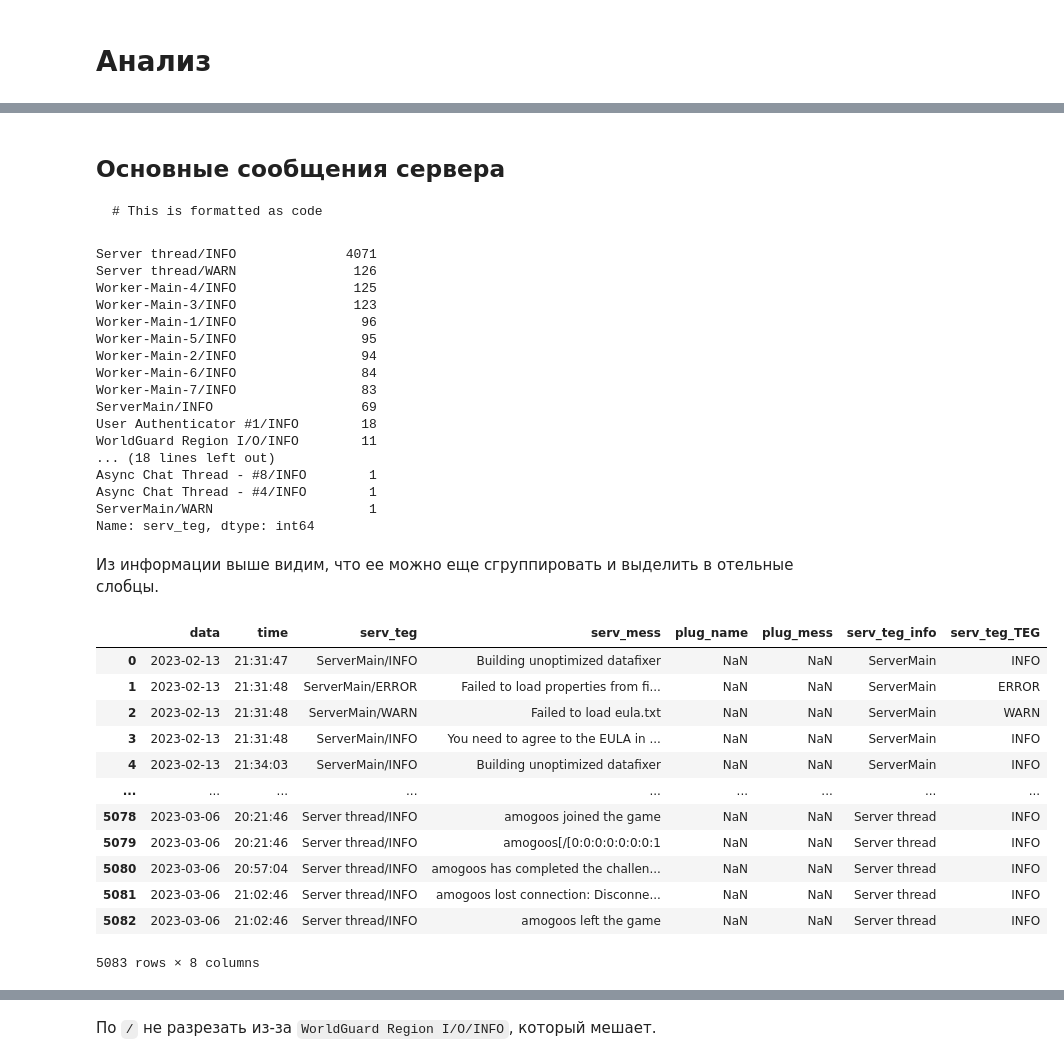
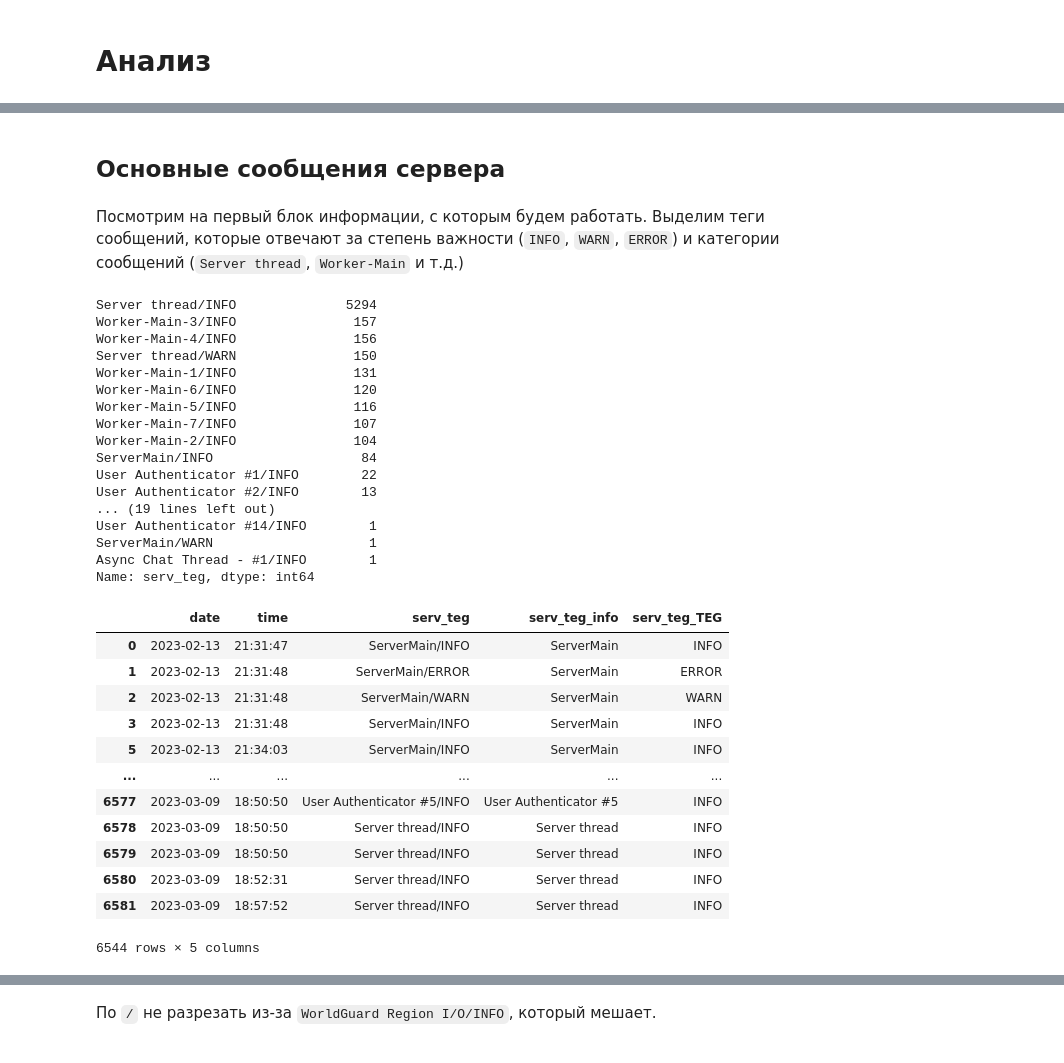
Before and after one commit to vi-bo/minecraft_log, a Jupyter notebook: minecraft_logs_night.ipynb, the cells around one changed output, grey strips where cells are left out. Saved outputs shown, nothing was run; the diff lists cells and outputs as text; code cells hidden in the pictures.

````diff
--- a/minecraft_logs_night.ipynb
+++ b/minecraft_logs_night.ipynb
@@ -430,9 +394,5 @@ row_logs[['data', 'time', 'serv_teg', 'serv_mess', 'plug', 'plug_mess']].to_csv(
 # %% [markdown]
 # Анализ
 # %%
-# vibo: читаем предобработанный лог
-data_logs = pd.read_csv('/content/drive/MyDrive/minecraft/logs.csv')
+# vibo: читаем предобработанный лог (index_col=0 считываем индексы тоже)
+data_logs = pd.read_csv('/content/drive/MyDrive/minecraft/logs.csv', index_col=0)
-# %%
-# vibo: переименуем столбец
-data_logs = data_logs.rename(columns={"plug": "plug_name"})
-data_logs
@@ -530,49 +481,46 @@ plt.show()
 # %% [markdown]
 ## Основные сообщения сервера
-
-```
-# This is formatted as code
-```
+# %% [markdown]
+Посмотрим на первый блок информации, с которым будем работать. Выделим теги сообщений, которые отвечают за степень важности (`INFO`, `WARN`, `ERROR`) и категории сообщений (`Server thread`, `Worker-Main` и т.д.)
 # %%
 data_logs["serv_teg"].value_counts()
 # %% [output]
-Server thread/INFO              4071
-Server thread/WARN               126
-Worker-Main-4/INFO               125
-Worker-Main-3/INFO               123
-Worker-Main-1/INFO                96
-Worker-Main-5/INFO                95
-Worker-Main-2/INFO                94
-Worker-Main-6/INFO                84
-Worker-Main-7/INFO                83
-ServerMain/INFO                   69
-User Authenticator #1/INFO        18
-WorldGuard Region I/O/INFO        11
-... (18 lines left out)
-Async Chat Thread - #8/INFO        1
-Async Chat Thread - #4/INFO        1
+Server thread/INFO              5294
+Worker-Main-3/INFO               157
+Worker-Main-4/INFO               156
+Server thread/WARN               150
+Worker-Main-1/INFO               131
+Worker-Main-6/INFO               120
+Worker-Main-5/INFO               116
+Worker-Main-7/INFO               107
+Worker-Main-2/INFO               104
+ServerMain/INFO                   84
+User Authenticator #1/INFO        22
+User Authenticator #2/INFO        13
+... (19 lines left out)
+User Authenticator #14/INFO        1
 ServerMain/WARN                    1
+Async Chat Thread - #1/INFO        1
 Name: serv_teg, dtype: int64
-# %% [markdown]
-Из информации выше видим, что ее можно еще сгруппировать и выделить в отельные слобцы.
 # %%
+# vibo: отделяем теги типа INFO, ERROR и WARN
 data_logs["serv_teg_info"] = data_logs["serv_teg"].dropna().map(lambda x: x.split('/')[0])
 data_logs["serv_teg_TEG"] = data_logs["serv_teg"].dropna().map(lambda x: x.split('/')[1])
-data_logs
+data_logs[['date', 'time', 'serv_teg', 'serv_teg_info', 'serv_teg_TEG']]
 # %% [output]
-|  | data | time | serv_teg | serv_mess | plug_name | plug_mess | serv_teg_info | serv_teg_TEG |
-| 0 | 2023-02-13 | 21:31:47 | ServerMain/INFO | Building unoptimized datafixer | NaN | NaN | ServerMain | INFO |
-| 1 | 2023-02-13 | 21:31:48 | ServerMain/ERROR | Failed to load properties from fi... | NaN | NaN | ServerMain | ERROR |
-| 2 | 2023-02-13 | 21:31:48 | ServerMain/WARN | Failed to load eula.txt | NaN | NaN | ServerMain | WARN |
-| 3 | 2023-02-13 | 21:31:48 | ServerMain/INFO | You need to agree to the EULA in ... | NaN | NaN | ServerMain | INFO |
-| 4 | 2023-02-13 | 21:34:03 | ServerMain/INFO | Building unoptimized datafixer | NaN | NaN | ServerMain | INFO |
-| ... | ... | ... | ... | ... | ... | ... | ... | ... |
-| 5078 | 2023-03-06 | 20:21:46 | Server thread/INFO | amogoos joined the game | NaN | NaN | Server thread | INFO |
-| 5079 | 2023-03-06 | 20:21:46 | Server thread/INFO | amogoos[/[0:0:0:0:0:0:0:1 | NaN | NaN | Server thread | INFO |
-| 5080 | 2023-03-06 | 20:57:04 | Server thread/INFO | amogoos has completed the challen... | NaN | NaN | Server thread | INFO |
-| 5081 | 2023-03-06 | 21:02:46 | Server thread/INFO | amogoos lost connection: Disconne... | NaN | NaN | Server thread | INFO |
-| 5082 | 2023-03-06 | 21:02:46 | Server thread/INFO | amogoos left the game | NaN | NaN | Server thread | INFO |
+|  | date | time | serv_teg | serv_teg_info | serv_teg_TEG |
+| 0 | 2023-02-13 | 21:31:47 | ServerMain/INFO | ServerMain | INFO |
+| 1 | 2023-02-13 | 21:31:48 | ServerMain/ERROR | ServerMain | ERROR |
+| 2 | 2023-02-13 | 21:31:48 | ServerMain/WARN | ServerMain | WARN |
+| 3 | 2023-02-13 | 21:31:48 | ServerMain/INFO | ServerMain | INFO |
+| 5 | 2023-02-13 | 21:34:03 | ServerMain/INFO | ServerMain | INFO |
+| ... | ... | ... | ... | ... | ... |
+| 6577 | 2023-03-09 | 18:50:50 | User Authenticator #5/INFO | User Authenticator #5 | INFO |
+| 6578 | 2023-03-09 | 18:50:50 | Server thread/INFO | Server thread | INFO |
+| 6579 | 2023-03-09 | 18:50:50 | Server thread/INFO | Server thread | INFO |
+| 6580 | 2023-03-09 | 18:52:31 | Server thread/INFO | Server thread | INFO |
+| 6581 | 2023-03-09 | 18:57:52 | Server thread/INFO | Server thread | INFO |
-5083 rows × 8 columns
+6544 rows × 5 columns
 # %%
 data_logs["serv_teg_info"].value_counts()
 # %% [output]
````
Also changed, not shown: parts of 170 cells of this notebook.
